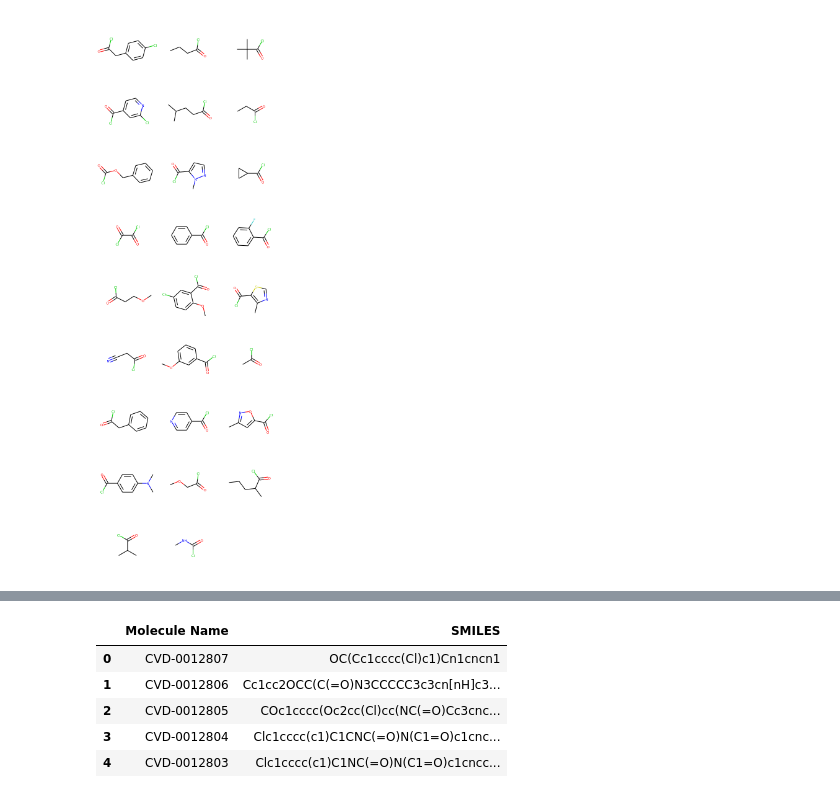
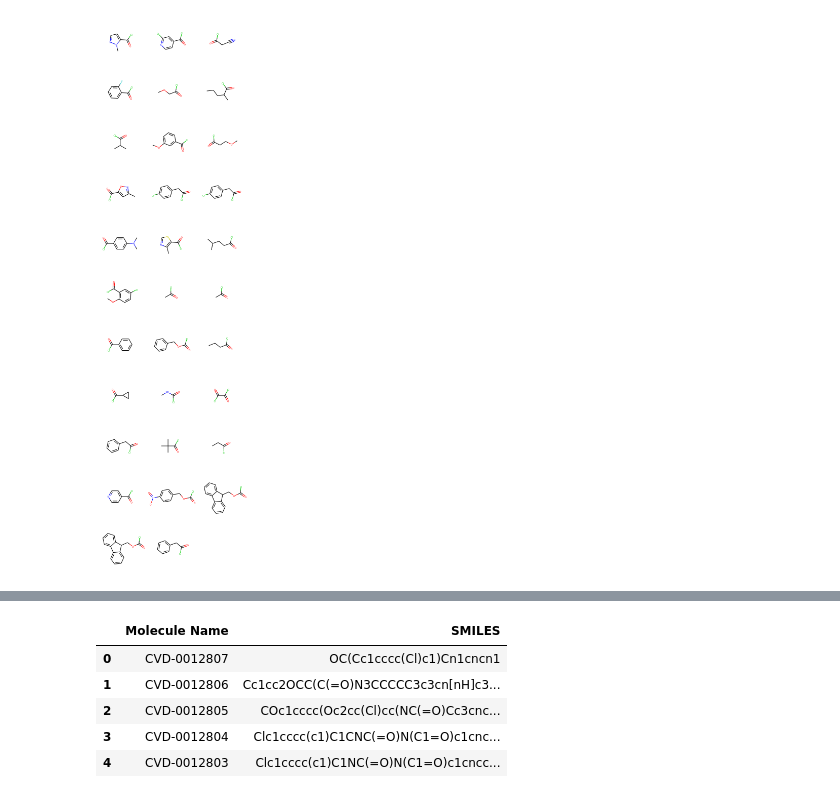
Before and after one commit to Waztom/xchem-CovidOT, a Jupyter notebook: react_amide.ipynb, the cells around one changed output, grey strips where cells are left out. Drawn from its saved outputs; the diff is of its cells as text; code cells hidden in the pictures.

Commit message:
Included compound location

```diff
--- a/react_amide.ipynb
+++ b/react_amide.ipynb
@@ -8,8 +8,11 @@ from rdkit import DataStructs
 from itertools import product
 import numpy as np
 # %%
-# read in ChemInventory excel file
-chem_inv = pd.read_excel('/home/warren/XChem_projects/xchem-CovidOT/in_data/InventoryExport.xlsx')
+# read in XChem and Naismith ChemInventory excel files
+Xchem_inv = pd.read_excel('/home/warren/XChem_projects/xchem-CovidOT/in_data/XChemInventory.xlsx')
+Naismith_inv = pd.read_excel('/home/warren/XChem_projects/xchem-CovidOT/in_data/NaismithInventory.xlsx')
+# %%
+chem_inv =  pd.concat([Xchem_inv, Naismith_inv], ignore_index=True, sort=False)
 # %%
 chem_inv.head()
 # %% [output]
@@ -87,2 +114,18 @@ RCOOH_mols, RCOCl_mols, RNH2_mols = getamidereacts(mols_H)
+# %%
+# Get the mols, location, name and MW info from the DB as a tuple
+mols = [Chem.MolFromSmiles(smi) for smi in chem_inv['SMILES']]
+locations = [location for location in chem_inv['Location']]
+names = [name for name in chem_inv['Container Name']]
+comments = [comment for comment in chem_inv['Comments']]
+mw = [mw for mw in chem_inv['Molecular Weight']]
+
+# Zip info together into tuples (mol, name, MW and location)
+all_info = tuple(zip(mols,names,mw, locations,comments))
+
+# Remove tuple entries if mol in None and add Hydrogens to help search for starting materials
+all_info = [(Chem.AddHs(info[0]),info[1],info[2],info[3],info[4]) for info in all_info if info[0] is not None]
+# %%
+# Let's now get the amide coupling reactants
+RCOOH_data, RCOCl_data, RNH2_data = getamidereacts(all_info)
 # %%
 # How many compounds did we find?
@@ -104,7 +147,7 @@ Draw.MolsToGridImage(RCOOH_mols)
 # %%
 # The RCOCl reacts
-Draw.MolsToGridImage(RCOCl_mols)
+Draw.MolsToGridImage([info[0] for info in RCOCl_data])
 # %% [output]
-[figure, old version]
+[figure, new version]
 # %%
 # The RNH2 reacts
```
Also changed, not shown: parts of 31 cells of this notebook, 1 other file.
